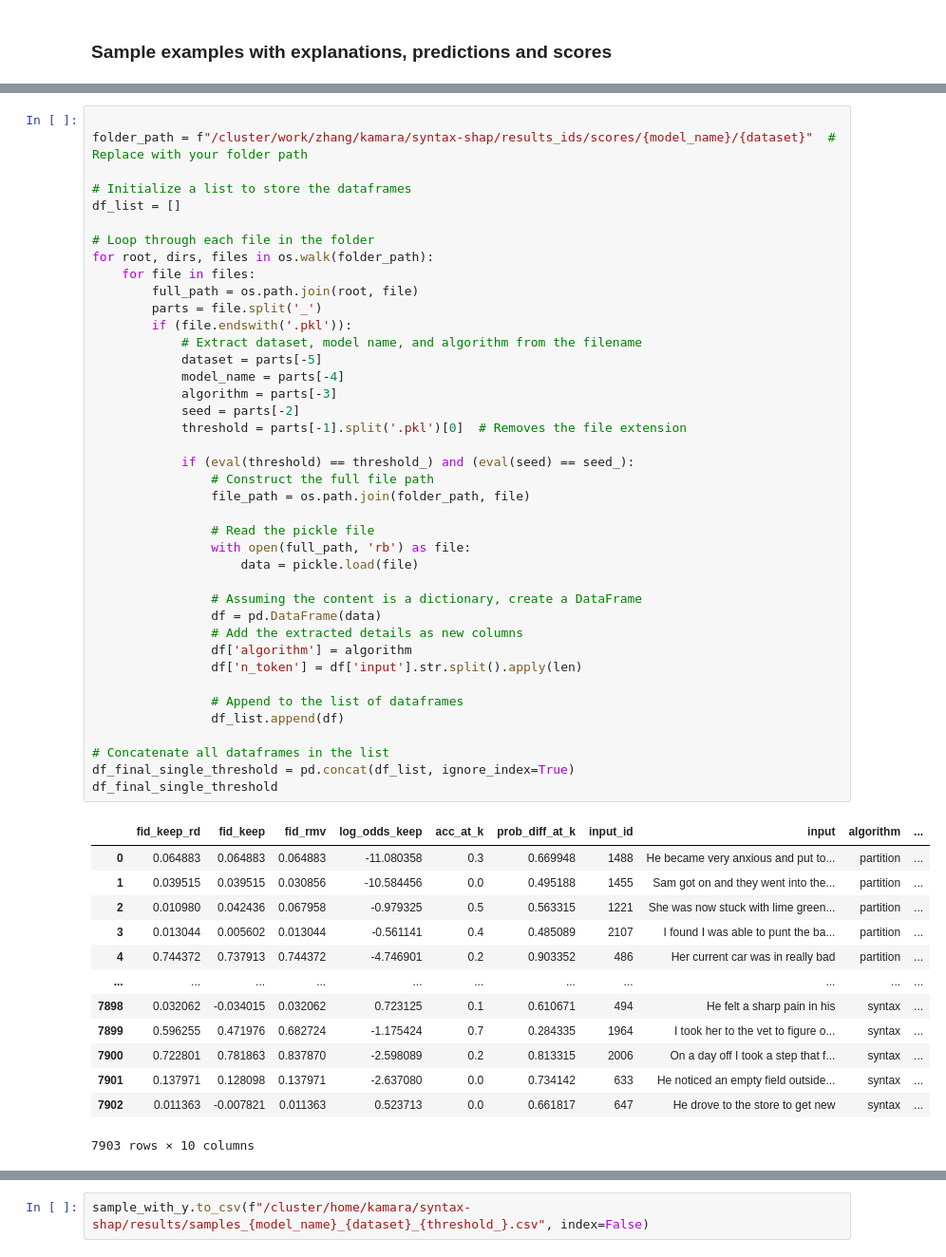
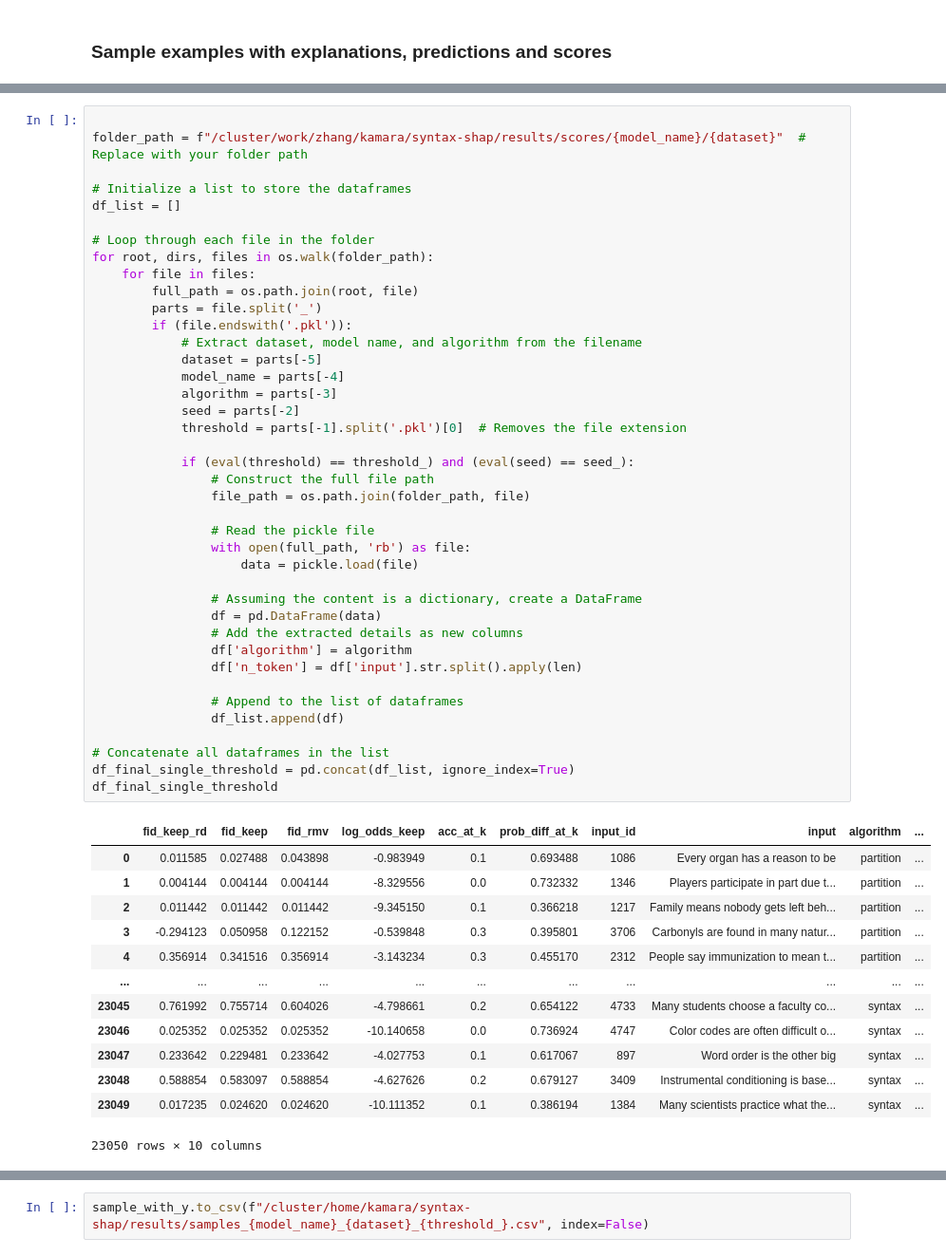
Before and after one commit to k-amara/syntax-shap, a Jupyter notebook: notebooks/Scores_Visualization_GPT2.ipynb, the cells around one changed output, grey strips where cells are left out. Shown at 95% size. Cells and saved outputs as stored; diff of their text form.

Commit message:
new scores

```diff
--- a/notebooks/Scores_Visualization_GPT2.ipynb
+++ b/notebooks/Scores_Visualization_GPT2.ipynb
@@ -110,6 +108,6 @@ filtered_df_explanation
 # %%
 
-folder_path = f"/cluster/work/zhang/kamara/syntax-shap/results_ids/scores/{model_name}/{dataset}"  # Replace with your folder path
+folder_path = f"/cluster/work/zhang/kamara/syntax-shap/results/scores/{model_name}/{dataset}"  # Replace with your folder path
 
 # Initialize a list to store the dataframes
 df_list = []
@@ -122,44 +120,44 @@ for root, dirs, files in os.walk(folder_path):
         if (file.endswith('.pkl')):
             # Extract dataset, model name, and algorithm from the filename
             dataset = parts[-5]
             model_name = parts[-4]
             algorithm = parts[-3]
             seed = parts[-2]
             threshold = parts[-1].split('.pkl')[0]  # Removes the file extension
 
             if (eval(threshold) == threshold_) and (eval(seed) == seed_):
                 # Construct the full file path
                 file_path = os.path.join(folder_path, file)
 
                 # Read the pickle file
                 with open(full_path, 'rb') as file:
                     data = pickle.load(file)
 
                 # Assuming the content is a dictionary, create a DataFrame
                 df = pd.DataFrame(data)
                 # Add the extracted details as new columns
                 df['algorithm'] = algorithm
                 df['n_token'] = df['input'].str.split().apply(len)
 
                 # Append to the list of dataframes
                 df_list.append(df)
 
 # Concatenate all dataframes in the list
 df_final_single_threshold = pd.concat(df_list, ignore_index=True)
 df_final_single_threshold
 # %% [output]
 |  | fid_keep_rd | fid_keep | fid_rmv | log_odds_keep | acc_at_k | prob_diff_at_k | input_id | input | algorithm | ... |
-| 0 | 0.064883 | 0.064883 | 0.064883 | -11.080358 | 0.3 | 0.669948 | 1488 | He became very anxious and put to... | partition | ... |
-| 1 | 0.039515 | 0.039515 | 0.030856 | -10.584456 | 0.0 | 0.495188 | 1455 | Sam got on and they went into the... | partition | ... |
-| 2 | 0.010980 | 0.042436 | 0.067958 | -0.979325 | 0.5 | 0.563315 | 1221 | She was now stuck with lime green... | partition | ... |
-| 3 | 0.013044 | 0.005602 | 0.013044 | -0.561141 | 0.4 | 0.485089 | 2107 | I found I was able to punt the ba... | partition | ... |
-| 4 | 0.744372 | 0.737913 | 0.744372 | -4.746901 | 0.2 | 0.903352 | 486 | Her current car was in really bad | partition | ... |
+| 0 | 0.011585 | 0.027488 | 0.043898 | -0.983949 | 0.1 | 0.693488 | 1086 | Every organ has a reason to be | partition | ... |
+| 1 | 0.004144 | 0.004144 | 0.004144 | -8.329556 | 0.0 | 0.732332 | 1346 | Players participate in part due t... | partition | ... |
+| 2 | 0.011442 | 0.011442 | 0.011442 | -9.345150 | 0.1 | 0.366218 | 1217 | Family means nobody gets left beh... | partition | ... |
+| 3 | -0.294123 | 0.050958 | 0.122152 | -0.539848 | 0.3 | 0.395801 | 3706 | Carbonyls are found in many natur... | partition | ... |
+| 4 | 0.356914 | 0.341516 | 0.356914 | -3.143234 | 0.3 | 0.455170 | 2312 | People say immunization to mean t... | partition | ... |
 | ... | ... | ... | ... | ... | ... | ... | ... | ... | ... | ... |
-| 7898 | 0.032062 | -0.034015 | 0.032062 | 0.723125 | 0.1 | 0.610671 | 494 | He felt a sharp pain in his | syntax | ... |
-| 7899 | 0.596255 | 0.471976 | 0.682724 | -1.175424 | 0.7 | 0.284335 | 1964 | I took her to the vet to figure o... | syntax | ... |
-| 7900 | 0.722801 | 0.781863 | 0.837870 | -2.598089 | 0.2 | 0.813315 | 2006 | On a day off I took a step that f... | syntax | ... |
-| 7901 | 0.137971 | 0.128098 | 0.137971 | -2.637080 | 0.0 | 0.734142 | 633 | He noticed an empty field outside... | syntax | ... |
-| 7902 | 0.011363 | -0.007821 | 0.011363 | 0.523713 | 0.0 | 0.661817 | 647 | He drove to the store to get new | syntax | ... |
+| 23045 | 0.761992 | 0.755714 | 0.604026 | -4.798661 | 0.2 | 0.654122 | 4733 | Many students choose a faculty co... | syntax | ... |
+| 23046 | 0.025352 | 0.025352 | 0.025352 | -10.140658 | 0.0 | 0.736924 | 4747 | Color codes are often difficult o... | syntax | ... |
+| 23047 | 0.233642 | 0.229481 | 0.233642 | -4.027753 | 0.1 | 0.617067 | 897 | Word order is the other big | syntax | ... |
+| 23048 | 0.588854 | 0.583097 | 0.588854 | -4.627626 | 0.2 | 0.679127 | 3409 | Instrumental conditioning is base... | syntax | ... |
+| 23049 | 0.017235 | 0.024620 | 0.024620 | -10.111352 | 0.1 | 0.386194 | 1384 | Many scientists practice what the... | syntax | ... |
-7903 rows × 10 columns
+23050 rows × 10 columns
 # %%
 sample = pd.merge(filtered_df_explanation, df_final_single_threshold, on=['input', 'input_id', 'algorithm', 'n_token'])
```
Also changed, not shown: parts of 10 cells of this notebook, 3 other files.
